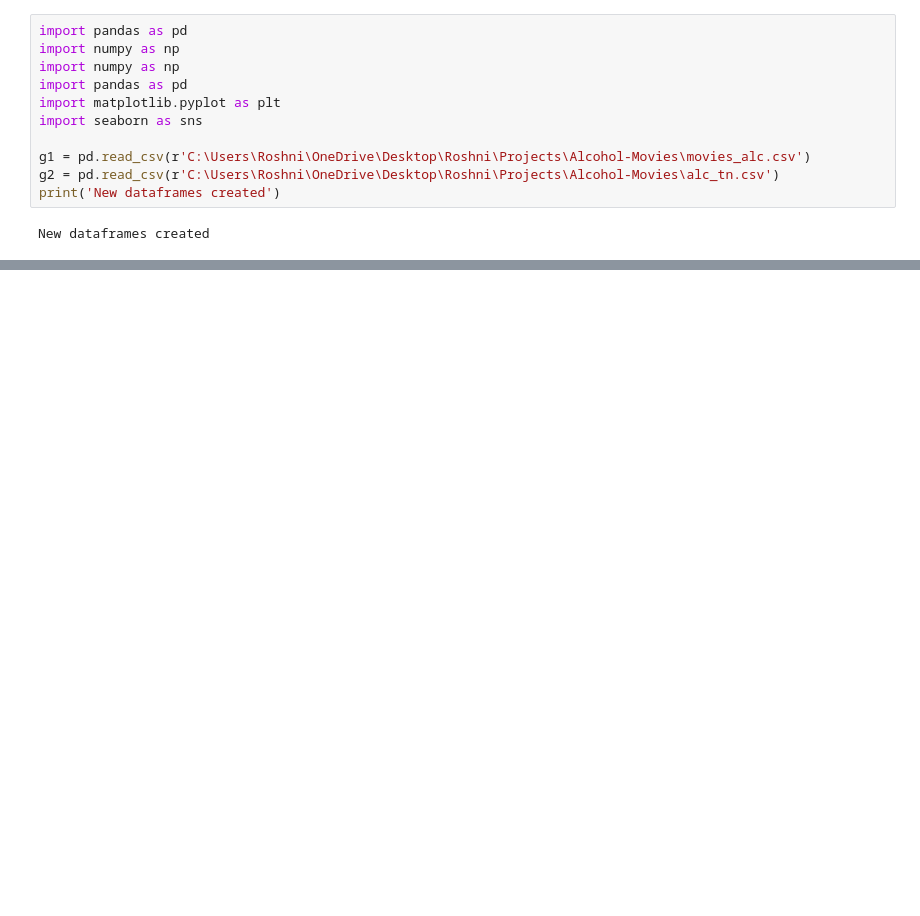
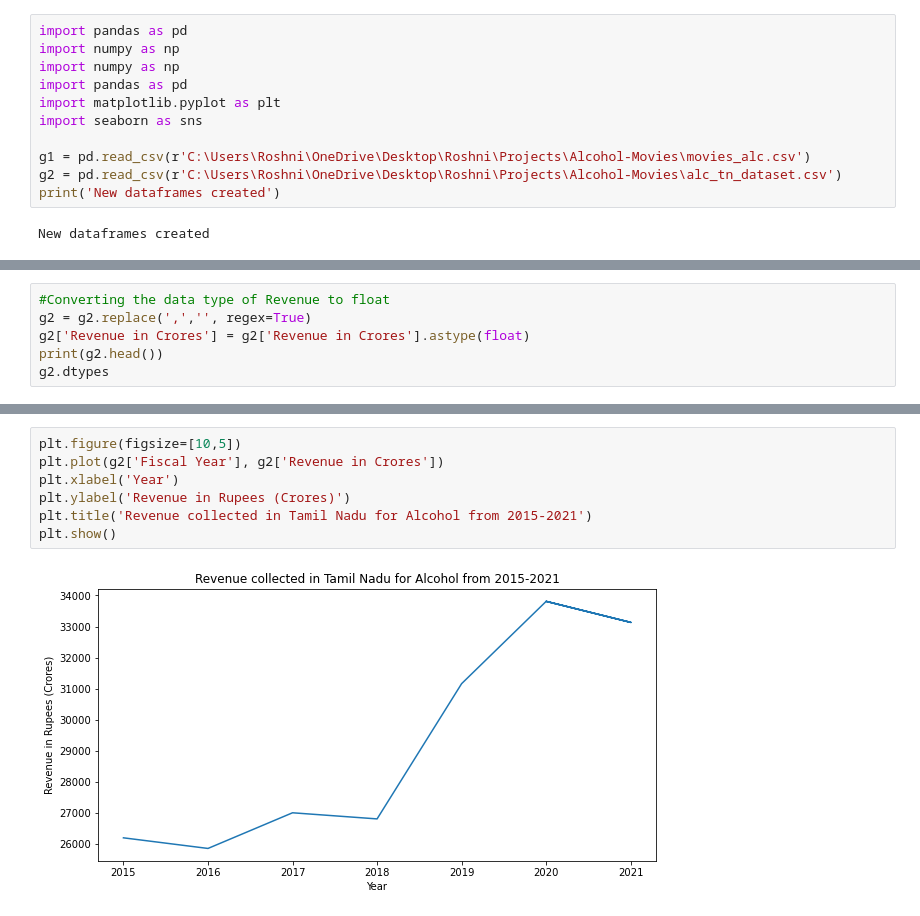
Before and after one commit to Roshni-Bala/Movies-Alcohol-Data-Analysis, a Jupyter notebook: Movies.ipynb, the cells around one changed output, grey strips where cells are left out. Saved outputs shown, nothing was run; the diff lists cells and outputs as text; blank space fills up the shorter version.

```diff
--- a/Movies.ipynb
+++ b/Movies.ipynb
@@ -373,7 +355,7 @@ import matplotlib.pyplot as plt
 import seaborn as sns
 
 g1 = pd.read_csv(r'C:\Users\Roshni\OneDrive\Desktop\Roshni\Projects\Alcohol-Movies\movies_alc.csv')
-g2 = pd.read_csv(r'C:\Users\Roshni\OneDrive\Desktop\Roshni\Projects\Alcohol-Movies\alc_tn.csv')
+g2 = pd.read_csv(r'C:\Users\Roshni\OneDrive\Desktop\Roshni\Projects\Alcohol-Movies\alc_tn_dataset.csv')
 print('New dataframes created')
 # %% [output]
 New dataframes created
@@ -411,0 +445,6 @@ TypeError: 'data' must be pandas DataFrame object, not: <class 'pandas.core.seri
+# %%
+#Converting the data type of Revenue to float
+g2 = g2.replace(',','', regex=True)
+g2['Revenue in Crores'] = g2['Revenue in Crores'].astype(float)
+print(g2.head())
+g2.dtypes
@@ -411,0 +464,9 @@ TypeError: 'data' must be pandas DataFrame object, not: <class 'pandas.core.seri
+# %%
+plt.figure(figsize=[10,5])
+plt.plot(g2['Fiscal Year'], g2['Revenue in Crores'])
+plt.xlabel('Year')
+plt.ylabel('Revenue in Rupees (Crores)')
+plt.title('Revenue collected in Tamil Nadu for Alcohol from 2015-2021')
+plt.show()
+# %% [output]
+[figure, added]
```
Also changed, not shown: parts of 19 cells of this notebook.
